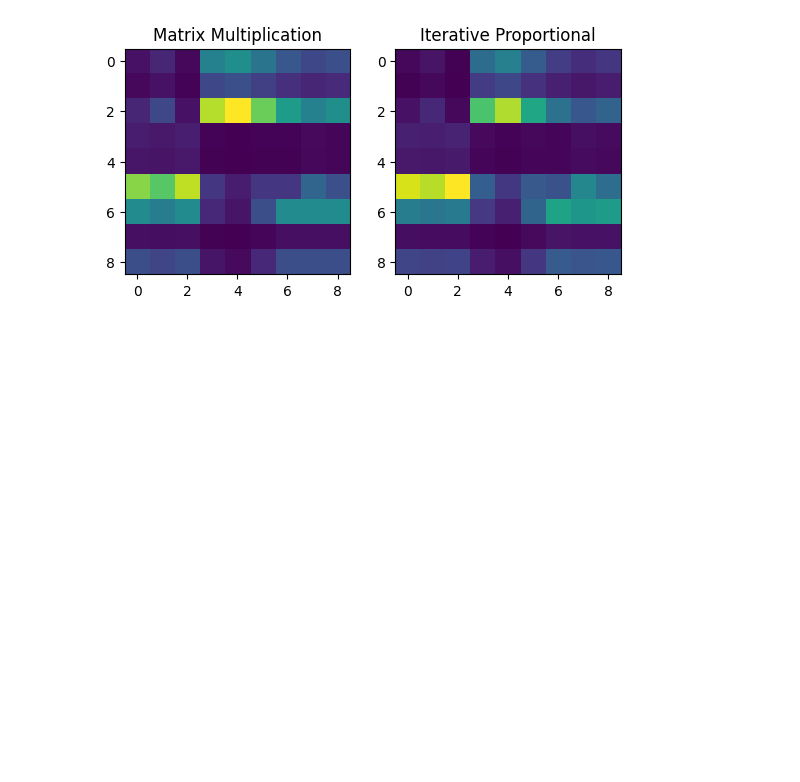
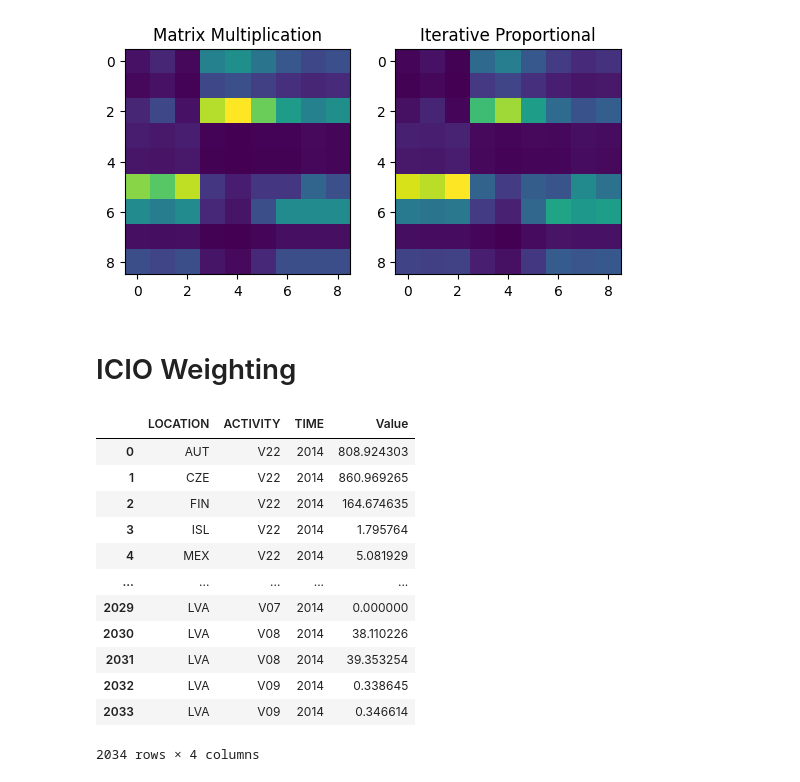
Before and after one commit to matthewbbone/macro-model-eda, a Jupyter notebook: internationalInvNet.ipynb, the cells around one changed output. Saved outputs shown, nothing was run; the diff lists cells and outputs as text; code cells hidden in the pictures; blank space fills up the shorter version.

```diff
--- a/internationalInvNet.ipynb
+++ b/internationalInvNet.ipynb
@@ -89,3 +98,40 @@ axes[1].set_title("Iterative Proportional")
 # %% [output]
 Text(0.5, 1.0, 'Iterative Proportional')
 [figure]
+# %% [markdown]
+# ICIO Weighting
+# %%
+icio_df = pd.read_csv('raw_data/ICIO2021_2014.csv', index_col=0)
+expend_df = pd.read_csv('raw_data/SNA_TABLE8A.csv')
+exchange_rates = pd.read_csv('raw_data/exchange_rates.csv', index_col=0)
+recipe_df = pd.read_csv("investment_recipe.csv", index_col=0)
+
+# remoe postal/courier since no data
+recipe_df.drop("53", axis=0, inplace=True)
+recipe_df.drop("53", axis=1, inplace=True)
+
+# remove government since no data
+recipe_df.drop("84", axis=0, inplace=True)
+recipe_df.drop("84", axis=1, inplace=True)
+# %%
+expend_df2 = expend_df[["LOCATION", "ACTIVITY", "TIME", "Value"]][expend_df["TIME"] == 2014]
+expend_df2.reset_index(inplace=True, drop=True)
+
+for i, row in expend_df2.iterrows():
+    expend_df2.iloc[i, 3] = row["Value"] / exchange_rates.loc[row["LOCATION"], "2014"]
+# %%
+expend_df2
+# %% [output]
+|  | LOCATION | ACTIVITY | TIME | Value |
+| 0 | AUT | V22 | 2014 | 808.924303 |
+| 1 | CZE | V22 | 2014 | 860.969265 |
+| 2 | FIN | V22 | 2014 | 164.674635 |
+| 3 | ISL | V22 | 2014 | 1.795764 |
+| 4 | MEX | V22 | 2014 | 5.081929 |
+| ... | ... | ... | ... | ... |
+| 2029 | LVA | V07 | 2014 | 0.000000 |
+| 2030 | LVA | V08 | 2014 | 38.110226 |
+| 2031 | LVA | V08 | 2014 | 39.353254 |
+| 2032 | LVA | V09 | 2014 | 0.338645 |
+| 2033 | LVA | V09 | 2014 | 0.346614 |
+2034 rows × 4 columns
```
Also changed, not shown: parts of 14 cells of this notebook.
